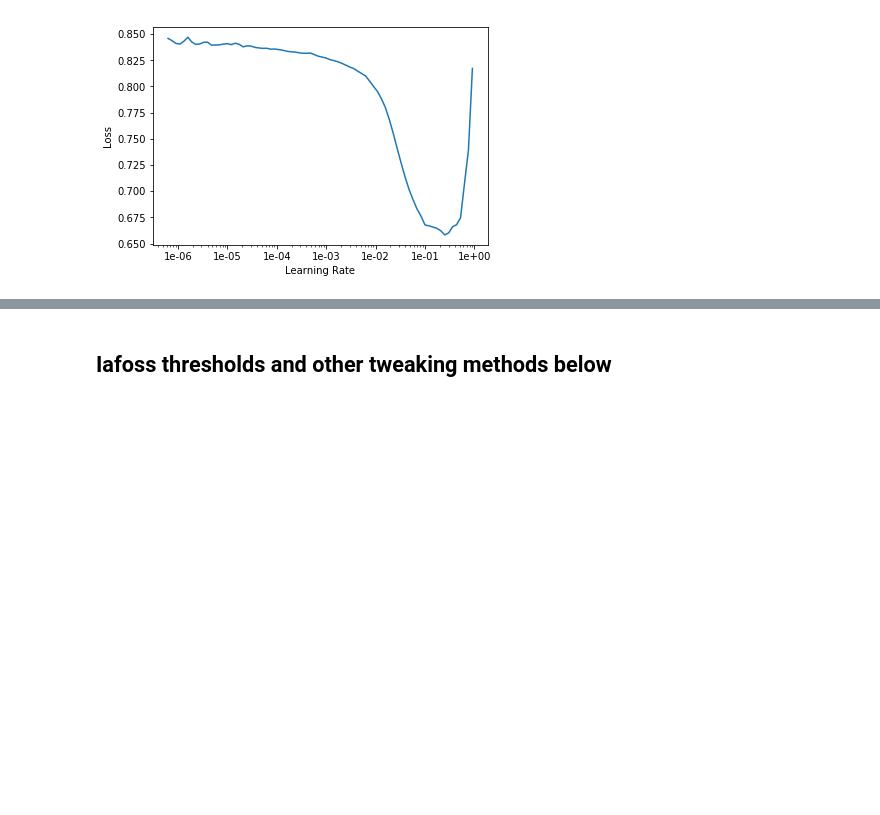
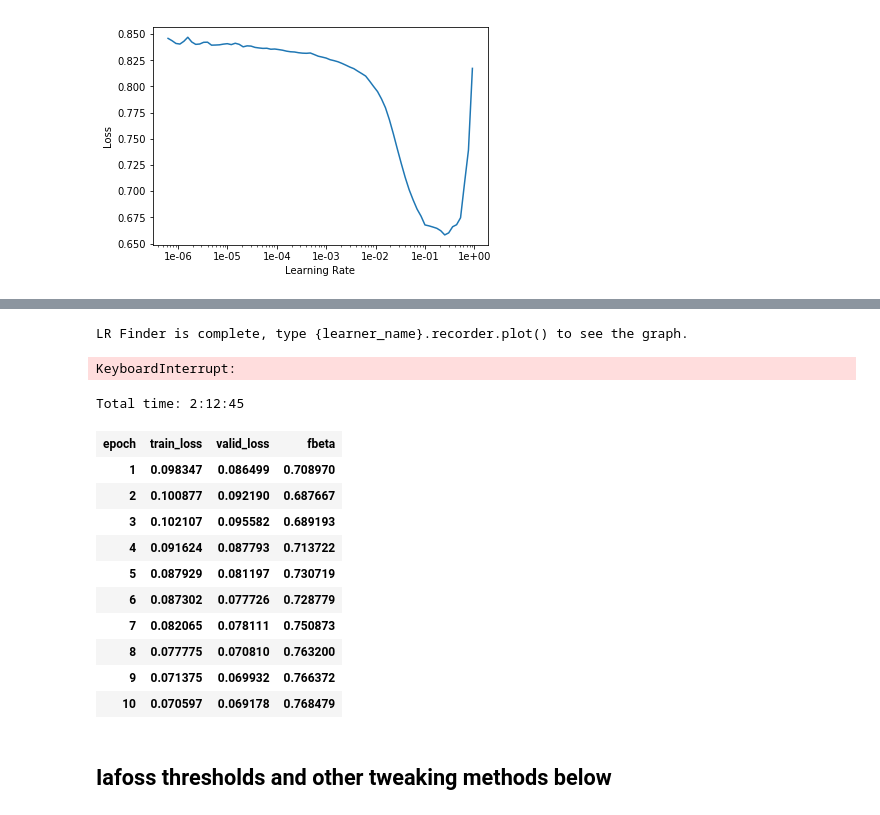
Before and after one commit to yuv4r4j/protein-atlas-fastai, a Jupyter notebook: Haider-resnet50_basic_datablocks-v16.ipynb, the cells around one changed output, grey strips where cells are left out. Drawn from its saved outputs; the diff is of its cells as text; code cells hidden in the pictures; blank space fills up the shorter version.

```diff
--- a/Haider-resnet50_basic_datablocks-v16.ipynb
+++ b/Haider-resnet50_basic_datablocks-v16.ipynb
@@ -261,2 +265,4 @@ learn.fit_one_cycle(5, slice(lr))
 # %%
 learn.save('stage-1-rn50-datablocks_rn50_sz512-os')
+# %%
+learn.load('stage-1-rn50-datablocks_rn50_sz512-os')
@@ -264,10 +288,26 @@ learn.save('stage-1-rn50-datablocks_rn50_sz512-os')
 learn.unfreeze()
 # %%
 learn.lr_find()
+# %% [output]
+LR Finder is complete, type {learner_name}.recorder.plot() to see the graph.
+KeyboardInterrupt:
 # %%
 learn.recorder.plot()
 # %%
-learn.fit_one_cycle(15, slice(3e-5/4, lr/5))
+learn.fit_one_cycle(10, slice(3e-5/4, lr/5))
+# %% [output]
+Total time: 2:12:45
+| epoch | train_loss | valid_loss | fbeta |
+| 1 | 0.098347 | 0.086499 | 0.708970 |
+| 2 | 0.100877 | 0.092190 | 0.687667 |
+| 3 | 0.102107 | 0.095582 | 0.689193 |
+| 4 | 0.091624 | 0.087793 | 0.713722 |
+| 5 | 0.087929 | 0.081197 | 0.730719 |
+| 6 | 0.087302 | 0.077726 | 0.728779 |
+| 7 | 0.082065 | 0.078111 | 0.750873 |
+| 8 | 0.077775 | 0.070810 | 0.763200 |
+| 9 | 0.071375 | 0.069932 | 0.766372 |
+| 10 | 0.070597 | 0.069178 | 0.768479 |
 # %%
 learn.save('stage-2-rn50_sz512-os')
 # %%
```
Also changed, not shown: parts of 10 cells of this notebook, 4 other files.
